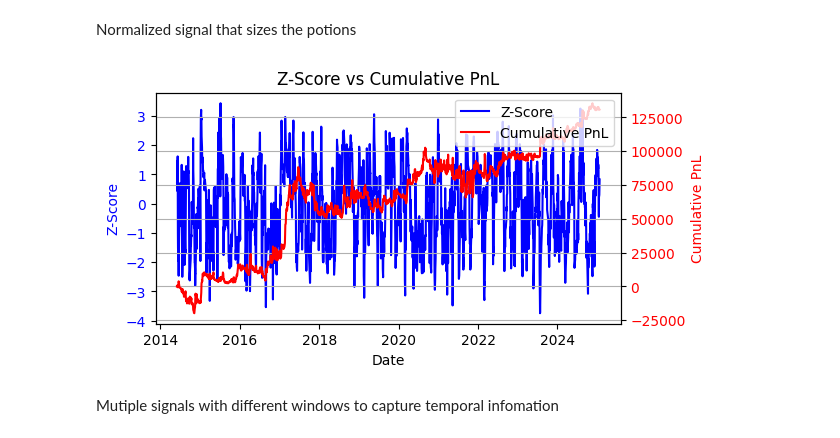
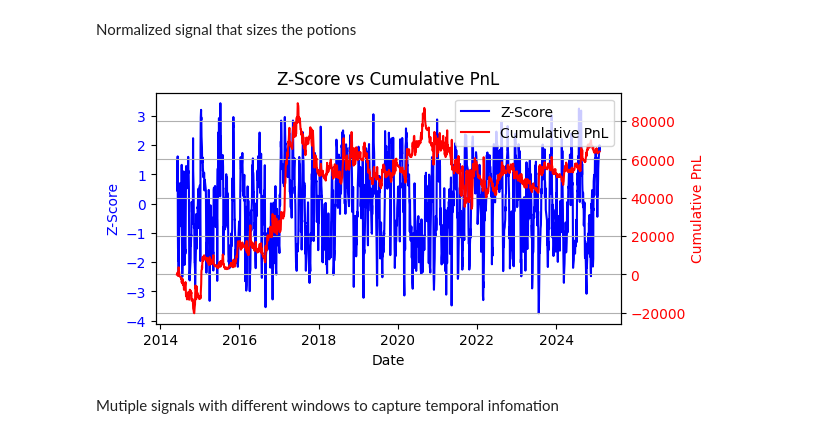
Before and after one commit to yanzhizhang/FICC_QIS, a Jupyter notebook: RB_HC.ipynb, the cells around one changed output. Cells and saved outputs as stored; diff of their text form; code cells hidden in the pictures.

```diff
--- a/RB_HC.ipynb
+++ b/RB_HC.ipynb
@@ -53,33 +53,33 @@ plt.grid(True)
 Normalized signal that sizes the potions
 # %%
 lockback_period = 21
-entry_threshold = 2
-exit_threshold = 1
+entry_threshold = 1.5
+exit_threshold = 0.5
 
 # Process the spread data
 rb_hc_20d_spread_df = strategy.compute_moving_statistics(rb_hc_day_spread_df, window=lockback_period)
 # Generate z-score signals
 rb_hc_continuous_signal_df = strategy.evaluate_z_score_signals(rb_hc_20d_spread_df, window=lockback_period, signal_col="Z_SCORE_SIGNAL")
 
 # Calculate PnL
 z_score_pnl_df = strategy.calculate_z_score_pnl(rb_hc_continuous_signal_df,signal_col="Z_SCORE_SIGNAL", window=lockback_period, hedge_ratio=1, entry_threshold=1, max_position_size=100)
 
 fig, ax1 = plt.subplots(figsize=(6, 3))
 # Plot z-score on primary y-axis
 ax1.plot(z_score_pnl_df.index, z_score_pnl_df[f'z_score_{lockback_period}d'], color='blue', label='Z-Score')
 ax1.set_xlabel('Date')
 ax1.set_ylabel('Z-Score', color='blue')
 ax1.tick_params(axis='y', labelcolor='blue')
 # Create secondary y-axis for Cumulative PnL
 ax2 = ax1.twinx()
 ax2.plot(z_score_pnl_df.index, z_score_pnl_df['CUM_PNL'], color='red', label='Cumulative PnL')
 ax2.set_ylabel('Cumulative PnL', color='red')
 ax2.tick_params(axis='y', labelcolor='red')
 plt.title('Z-Score vs Cumulative PnL')
 fig.legend(loc='upper right', bbox_to_anchor=(1,1), bbox_transform=ax1.transAxes)
 plt.grid(True)
 # %% [output]
-[figure, old version]
+[figure, new version]
 # %% [markdown]
 Mutiple signals with different windows to capture temporal infomation
 # %%
```
Also changed, not shown: parts of 2 cells of this notebook, 2 other files.
